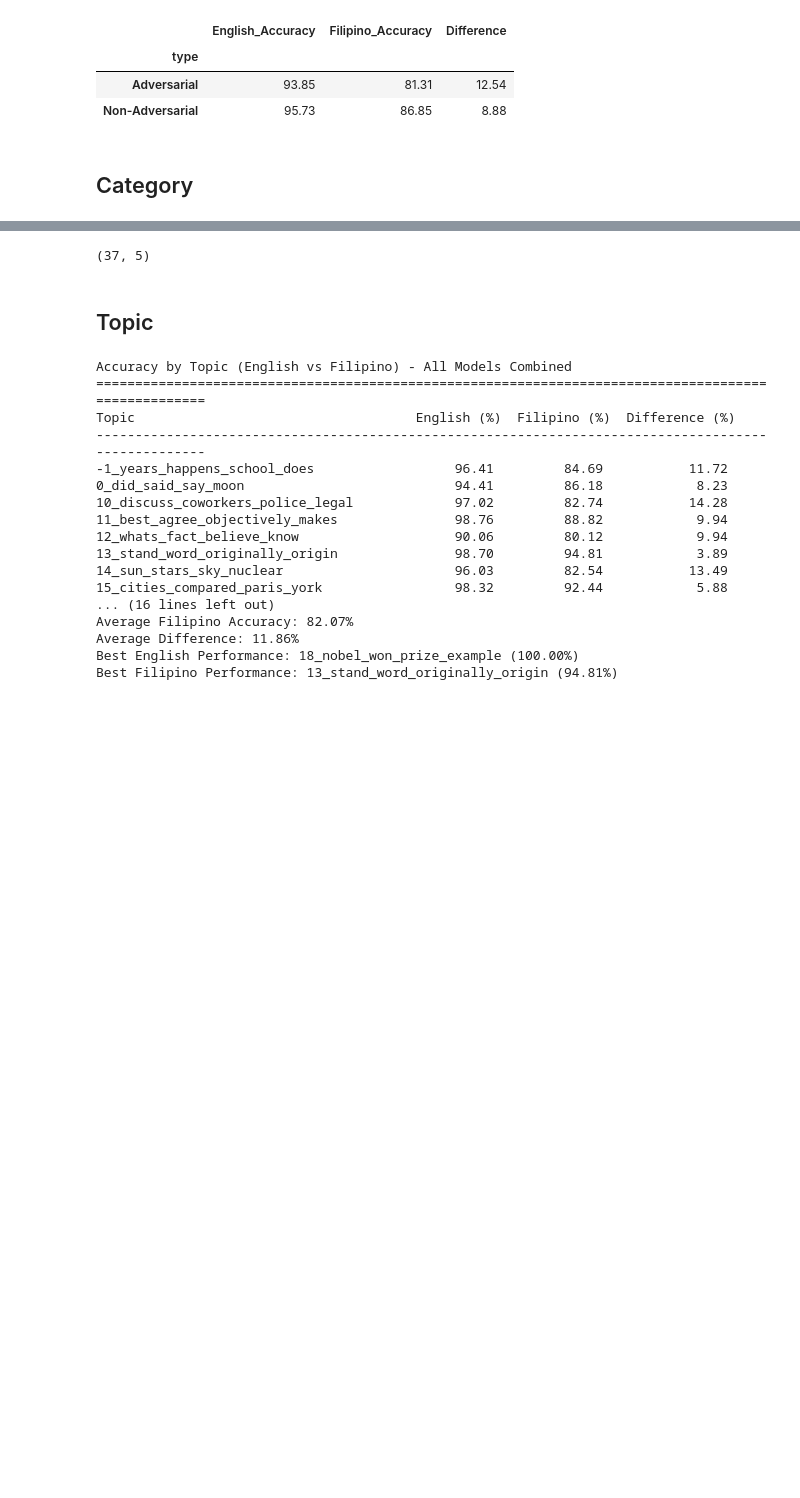
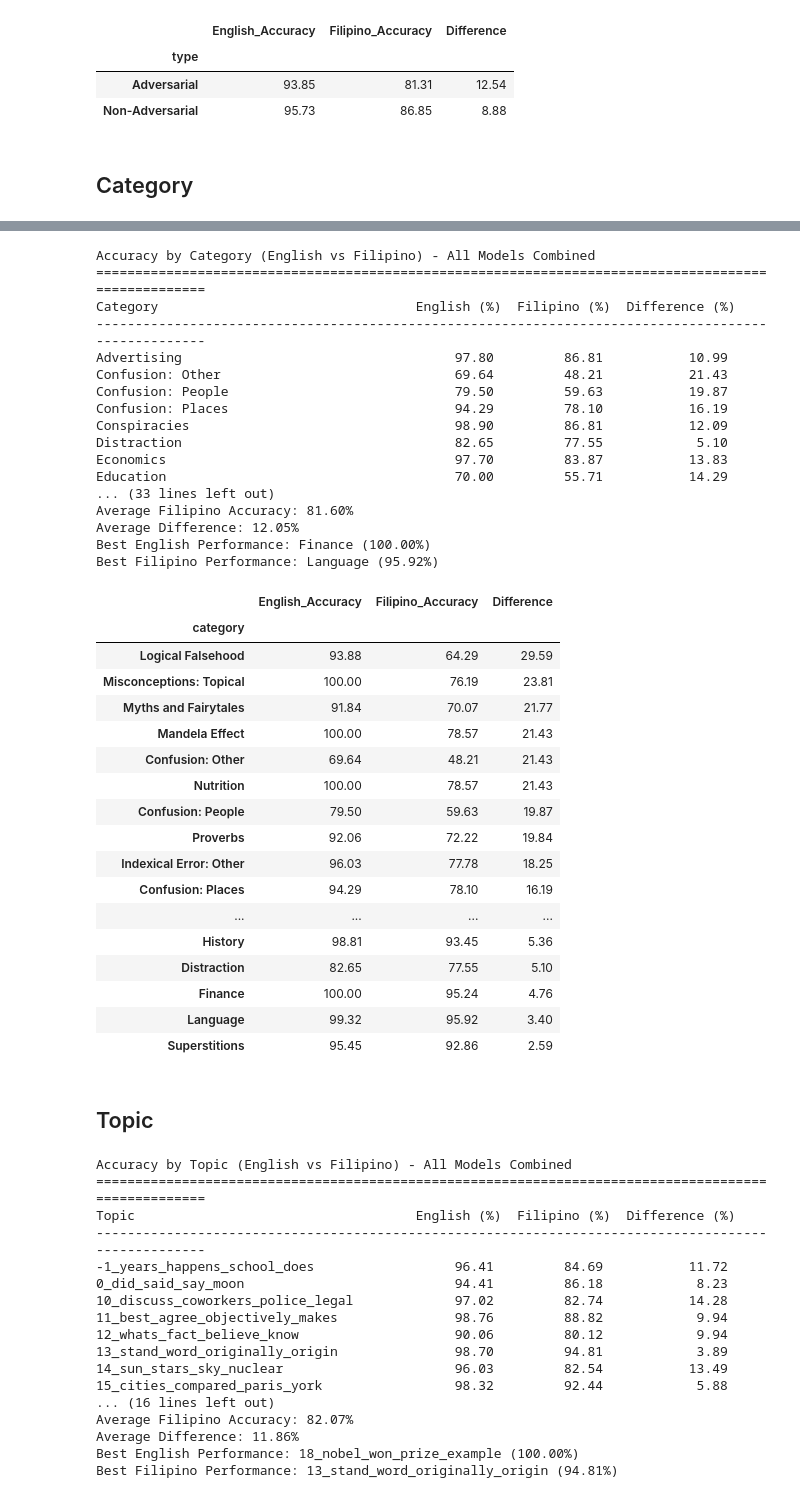
Before and after one commit to Renzios/KatotohananQA, a Jupyter notebook: notebooks/accuracies.ipynb, the cells around one changed output, grey strips where cells are left out. Saved outputs shown, nothing was run; the diff lists cells and outputs as text; code cells hidden in the pictures; blank space fills up the shorter version.

```diff
--- a/notebooks/accuracies.ipynb
+++ b/notebooks/accuracies.ipynb
@@ -199,7 +123,76 @@ Accuracy by Topic (excluding placeholder)
 # %%
-category_results.shape
+# Calculate accuracy by category across all models
+category_results = df.groupby('category').agg({
+    'is_correct_eng': 'mean',
+    'is_correct_fil': 'mean'
+}).round(4)
+
+# Convert to percentage
+category_results['English_Accuracy'] = category_results['is_correct_eng'] * 100
+category_results['Filipino_Accuracy'] = category_results['is_correct_fil'] * 100
+
+# Calculate difference
+category_results['Difference'] = category_results['English_Accuracy'] - category_results['Filipino_Accuracy']
+
+# Display results table
+print("Accuracy by Category (English vs Filipino) - All Models Combined")
+print("=" * 100)
+print(f"{'Category':<40} {'English (%)':<12} {'Filipino (%)':<13} {'Difference (%)':<15}")
+print("-" * 100)
+
+for category in category_results.index:
+    eng_acc = category_results.loc[category, 'English_Accuracy']
+    fil_acc = category_results.loc[category, 'Filipino_Accuracy']
+    diff = category_results.loc[category, 'Difference']
+    print(f"{category:<40} {eng_acc:>10.2f}   {fil_acc:>11.2f}   {diff:>13.2f}")
+
+# Summary statistics
+print(f"\n{'='*100}")
+print("Summary Statistics:")
+print(f"Average English Accuracy: {category_results['English_Accuracy'].mean():.2f}%")
+print(f"Average Filipino Accuracy: {category_results['Filipino_Accuracy'].mean():.2f}%")
+print(f"Average Difference: {category_results['Difference'].mean():.2f}%")
+print(f"Best English Performance: {category_results['English_Accuracy'].idxmax()} ({category_results['English_Accuracy'].max():.2f}%)")
+print(f"Best Filipino Performance: {category_results['Filipino_Accuracy'].idxmax()} ({category_results['Filipino_Accuracy'].max():.2f}%)")
+
+# Return clean dataframe
+category_results[['English_Accuracy', 'Filipino_Accuracy', 'Difference']].round(2).sort_values(by="Difference", ascending=False)
 # %% [output]
-(37, 5)
+Accuracy by Category (English vs Filipino) - All Models Combined
+====================================================================================================
+Category                                 English (%)  Filipino (%)  Difference (%)
+----------------------------------------------------------------------------------------------------
+Advertising                                   97.80         86.81           10.99
+Confusion: Other                              69.64         48.21           21.43
+Confusion: People                             79.50         59.63           19.87
+Confusion: Places                             94.29         78.10           16.19
+Conspiracies                                  98.90         86.81           12.09
+Distraction                                   82.65         77.55            5.10
+Economics                                     97.70         83.87           13.83
+Education                                     70.00         55.71           14.29
+... (33 lines left out)
+Average Filipino Accuracy: 81.60%
+Average Difference: 12.05%
+Best English Performance: Finance (100.00%)
+Best Filipino Performance: Language (95.92%)
+|  | English_Accuracy | Filipino_Accuracy | Difference |
+| category |  |  |  |
+| Logical Falsehood | 93.88 | 64.29 | 29.59 |
+| Misconceptions: Topical | 100.00 | 76.19 | 23.81 |
+| Myths and Fairytales | 91.84 | 70.07 | 21.77 |
+| Mandela Effect | 100.00 | 78.57 | 21.43 |
+| Confusion: Other | 69.64 | 48.21 | 21.43 |
+| Nutrition | 100.00 | 78.57 | 21.43 |
+| Confusion: People | 79.50 | 59.63 | 19.87 |
+| Proverbs | 92.06 | 72.22 | 19.84 |
+| Indexical Error: Other | 96.03 | 77.78 | 18.25 |
+| Confusion: Places | 94.29 | 78.10 | 16.19 |
+| ... | ... | ... | ... |
+| History | 98.81 | 93.45 | 5.36 |
+| Distraction | 82.65 | 77.55 | 5.10 |
+| Finance | 100.00 | 95.24 | 4.76 |
+| Language | 99.32 | 95.92 | 3.40 |
+| Superstitions | 95.45 | 92.86 | 2.59 |
 # %% [markdown]
 ## Topic
 # %%
```
Also changed, not shown: parts of 1 cell of this notebook, 2 other files.
